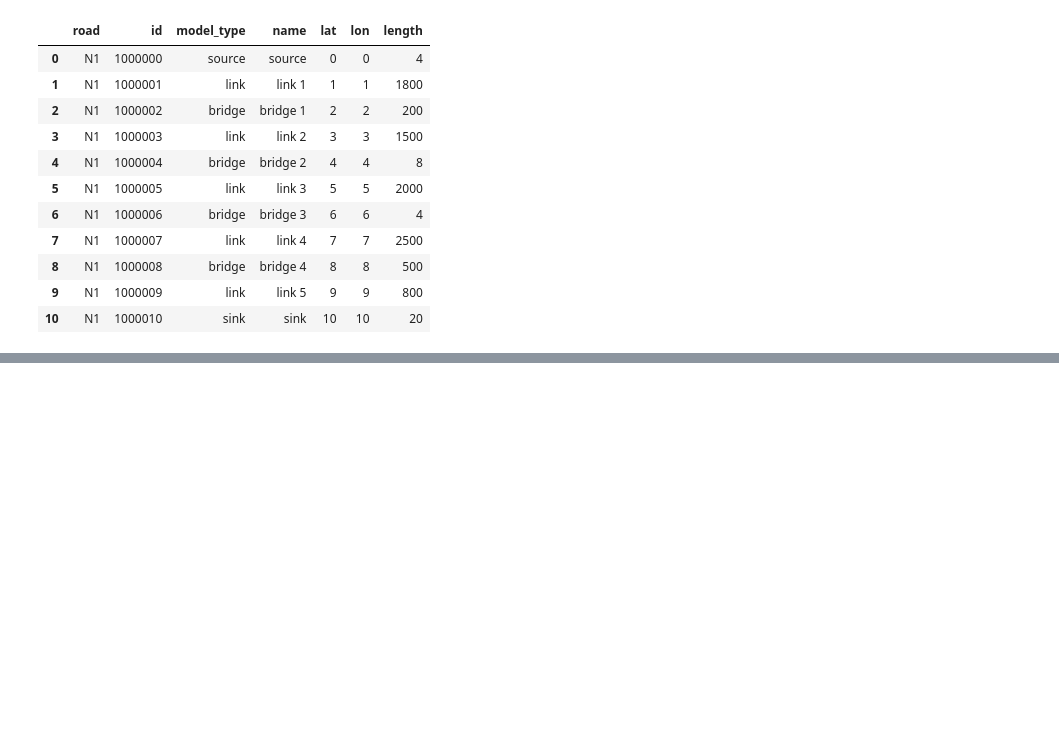
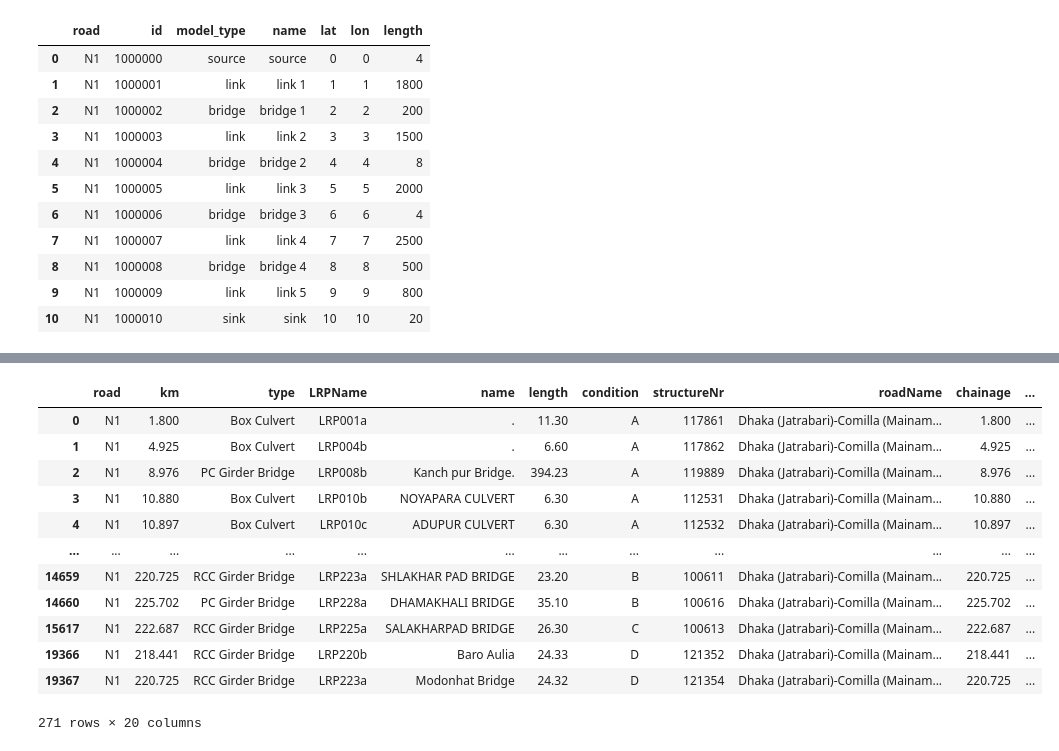
Before and after one commit to Anne-JS/advanced_simulation, a Jupyter notebook: EPA133a-G02-A2/model/Sven_doet_dingen.ipynb, the cells around one changed output, grey strips where cells are left out. Cells and saved outputs as stored; diff of their text form; code cells hidden in the pictures; blank space fills up the shorter version.

```diff
--- a/EPA133a-G02-A2/model/Sven_doet_dingen.ipynb
+++ b/EPA133a-G02-A2/model/Sven_doet_dingen.ipynb
@@ -182,0 +233,19 @@ n1
+# %%
+bmms_n1 = bmms[bmms['road'] == 'N1'].copy()
+bmms_n1 = bmms_n1[(bmms_n1['lon'] >= 90.44) & (bmms_n1['lon'] <= 91.851) &
+                 (bmms_n1['lat'] >= 22.363) & (bmms_n1['lat'] <= 23.711)]
+bmms_n1
+# %% [output]
+|  | road | km | type | LRPName | name | length | condition | structureNr | roadName | chainage | ... |
+| 0 | N1 | 1.800 | Box Culvert | LRP001a | . | 11.30 | A | 117861 | Dhaka (Jatrabari)-Comilla (Mainam... | 1.800 | ... |
+| 1 | N1 | 4.925 | Box Culvert | LRP004b | . | 6.60 | A | 117862 | Dhaka (Jatrabari)-Comilla (Mainam... | 4.925 | ... |
+| 2 | N1 | 8.976 | PC Girder Bridge | LRP008b | Kanch pur Bridge. | 394.23 | A | 119889 | Dhaka (Jatrabari)-Comilla (Mainam... | 8.976 | ... |
+| 3 | N1 | 10.880 | Box Culvert | LRP010b | NOYAPARA CULVERT | 6.30 | A | 112531 | Dhaka (Jatrabari)-Comilla (Mainam... | 10.880 | ... |
+| 4 | N1 | 10.897 | Box Culvert | LRP010c | ADUPUR CULVERT | 6.30 | A | 112532 | Dhaka (Jatrabari)-Comilla (Mainam... | 10.897 | ... |
+| ... | ... | ... | ... | ... | ... | ... | ... | ... | ... | ... | ... |
+| 14659 | N1 | 220.725 | RCC Girder Bridge | LRP223a | SHLAKHAR PAD BRIDGE | 23.20 | B | 100611 | Dhaka (Jatrabari)-Comilla (Mainam... | 220.725 | ... |
+| 14660 | N1 | 225.702 | PC Girder Bridge | LRP228a | DHAMAKHALI BRIDGE | 35.10 | B | 100616 | Dhaka (Jatrabari)-Comilla (Mainam... | 225.702 | ... |
+| 15617 | N1 | 222.687 | RCC Girder Bridge | LRP225a | SALAKHARPAD BRIDGE | 26.30 | C | 100613 | Dhaka (Jatrabari)-Comilla (Mainam... | 222.687 | ... |
+| 19366 | N1 | 218.441 | RCC Girder Bridge | LRP220b | Baro Aulia | 24.33 | D | 121352 | Dhaka (Jatrabari)-Comilla (Mainam... | 218.441 | ... |
+| 19367 | N1 | 220.725 | RCC Girder Bridge | LRP223a | Modonhat Bridge | 24.32 | D | 121354 | Dhaka (Jatrabari)-Comilla (Mainam... | 220.725 | ... |
+271 rows × 20 columns
```
Also changed, not shown: parts of 13 cells of this notebook, 2 other files.
